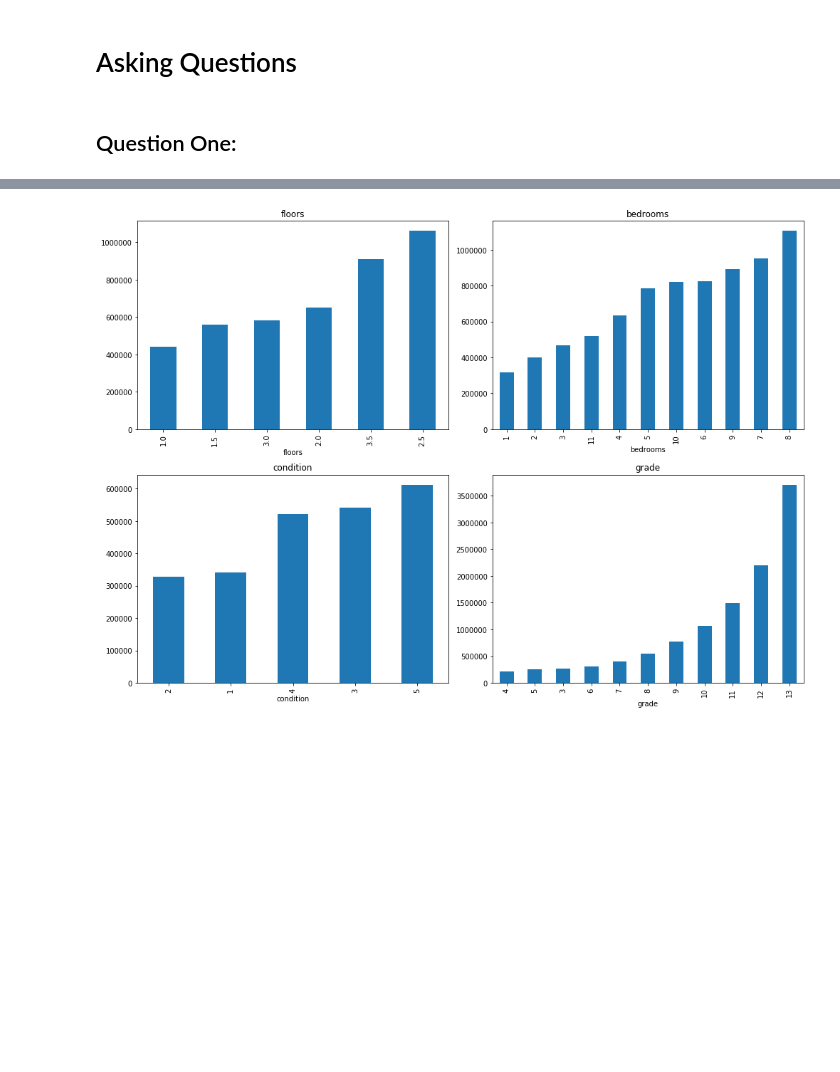
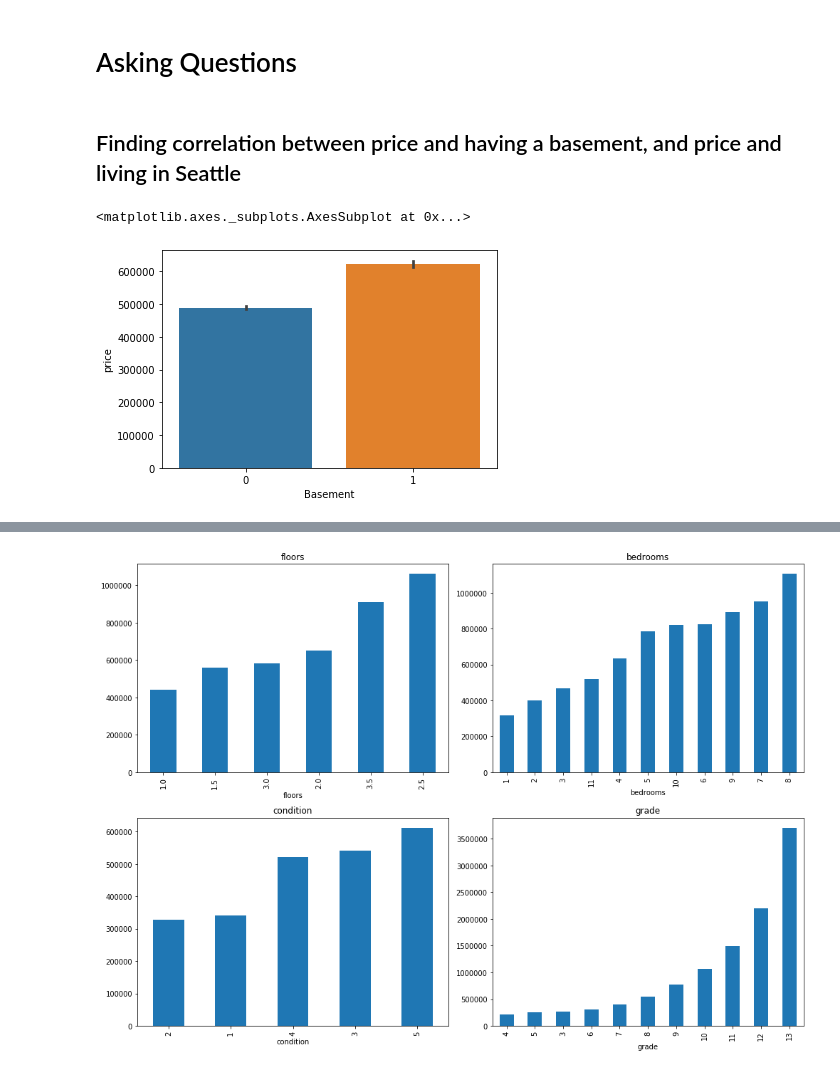
Before and after one commit to aradaha/dsc-mod-2-project-v2-1-onl01-dtsc-ft-030220, a Jupyter notebook: student.ipynb, the cells around one changed output, grey strips where cells are left out. Drawn from its saved outputs; the diff is of its cells as text; code cells hidden in the pictures; blank space fills up the shorter version.

```diff
--- a/student.ipynb
+++ b/student.ipynb
@@ -240,5 +243,10 @@ new_df.head()
 5 rows × 125 columns
 # %% [markdown]
 # Asking Questions
-# %% [markdown]
-## Question One:
+# %% [markdown]
+## Finding correlation between price and having a basement, and price and living in Seattle
+# %%
+sns.barplot(x='Basement', y='price', data=df)
+# %% [output]
+<matplotlib.axes._subplots.AxesSubplot at 0x...>
+[figure, added]
```
Also changed, not shown: parts of 19 cells of this notebook.
